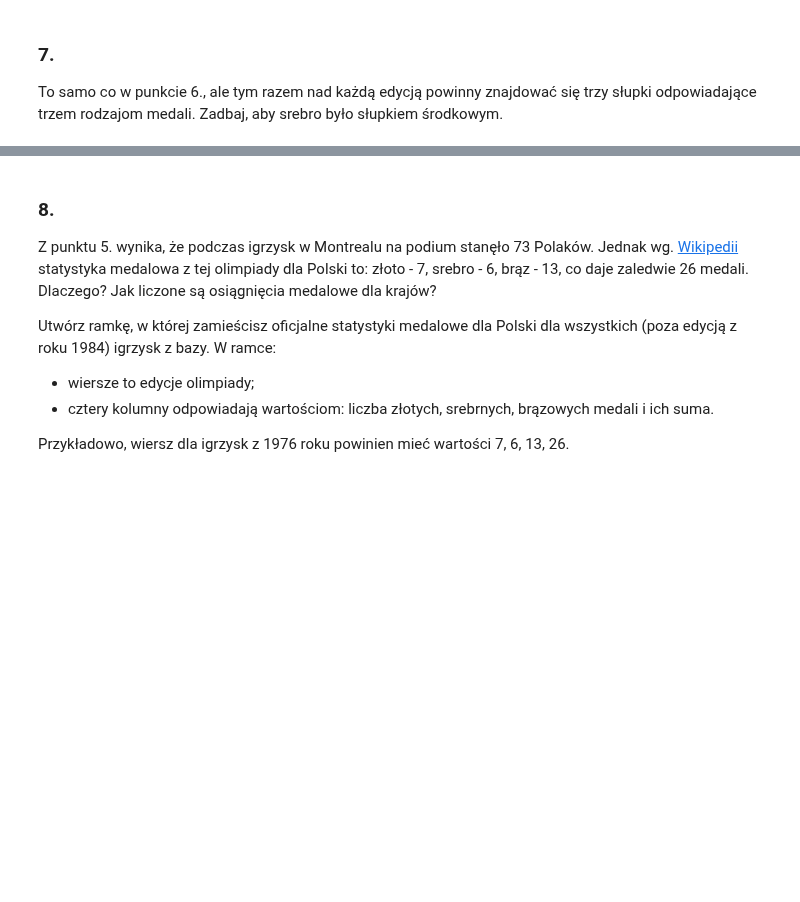
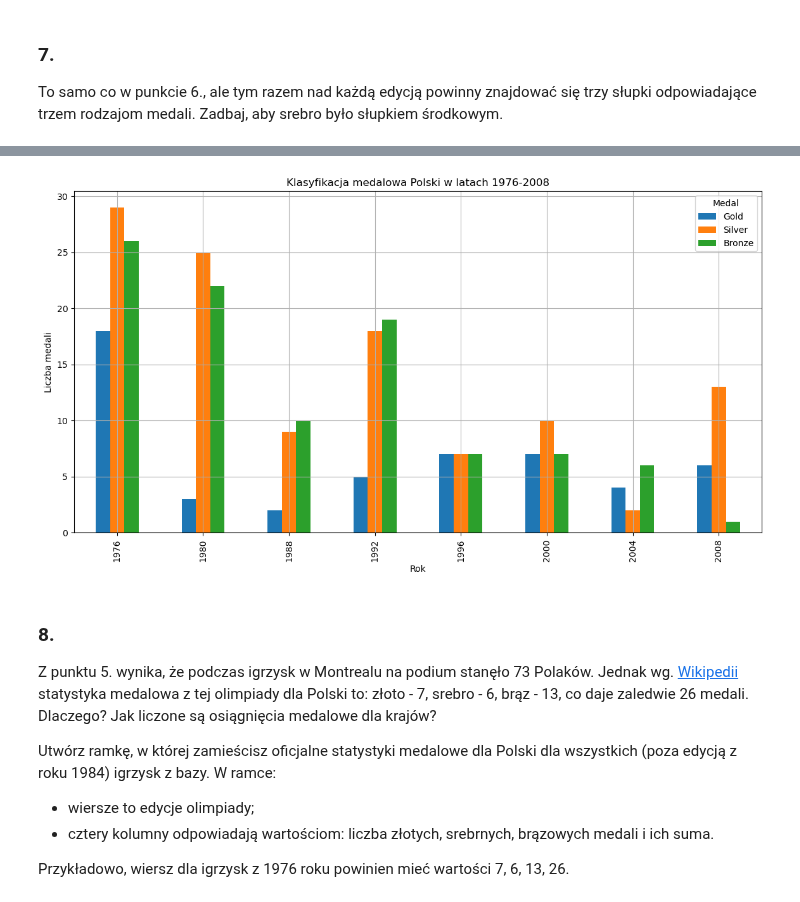
Before and after one commit to tomasz450/analiza-danych-2025-03-24, a Jupyter notebook: Case Study - Igrzyska Olimpijskie/zadania/summer_assignment_II.ipynb, the cells around one changed output, grey strips where cells are left out. Saved outputs shown, nothing was run; the diff lists cells and outputs as text; code cells hidden in the pictures; blank space fills up the shorter version.

```diff
--- a/Case Study - Igrzyska Olimpijskie/zadania/summer_assignment_II.ipynb
+++ b/Case Study - Igrzyska Olimpijskie/zadania/summer_assignment_II.ipynb
@@ -30,3 +251,5 @@ Utwórz wykres słupkowy pokazujący, ilu Polaków stanęło na podium podczas p
 ### 7.
 
 To samo co w punkcie 6., ale tym razem nad każdą edycją powinny znajdować się trzy słupki odpowiadające trzem rodzajom medali. Zadbaj, aby srebro było słupkiem środkowym.
+# %%
+POL = olimp[olimp.Country == 'Poland']
@@ -33,3 +269,11 @@ To samo co w punkcie 6., ale tym razem nad każdą edycją powinny znajdować si
+# %%
+P = POL.groupby(['Year', 'Medal']).size().unstack()
+P = P['Gold Silver Bronze'.split()]
+P = P.plot(kind='bar', grid=True, figsize=(14,7), title='Klasyfikacja medalowa Polski w latach 1976-2008')
+P.set_xlabel("Rok")
+P.set_ylabel("Liczba medali");
+# %% [output]
+[figure, added]
 # %% [markdown]
 ### 8.
 
```
Also changed, not shown: parts of 35 cells of this notebook, 1 other file.
